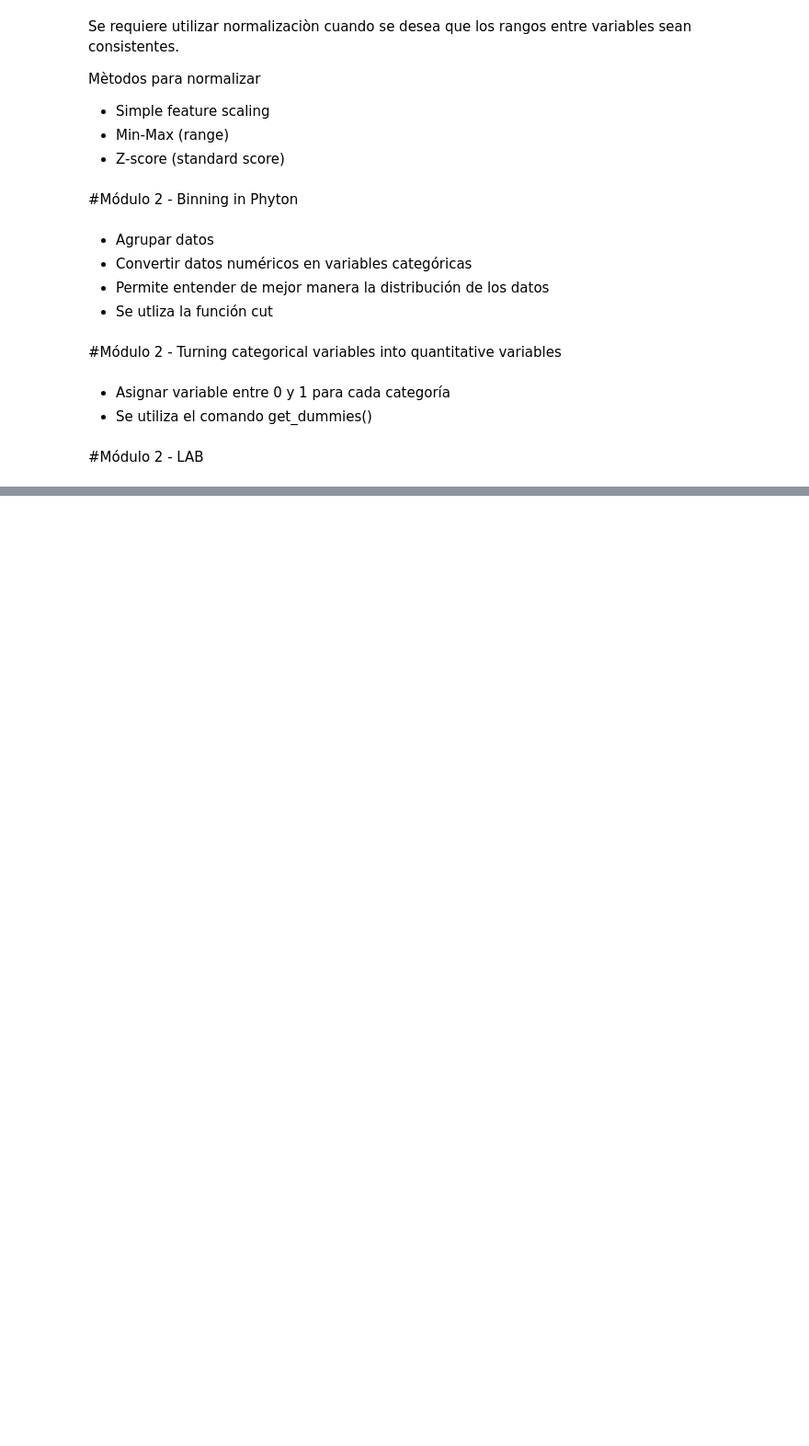
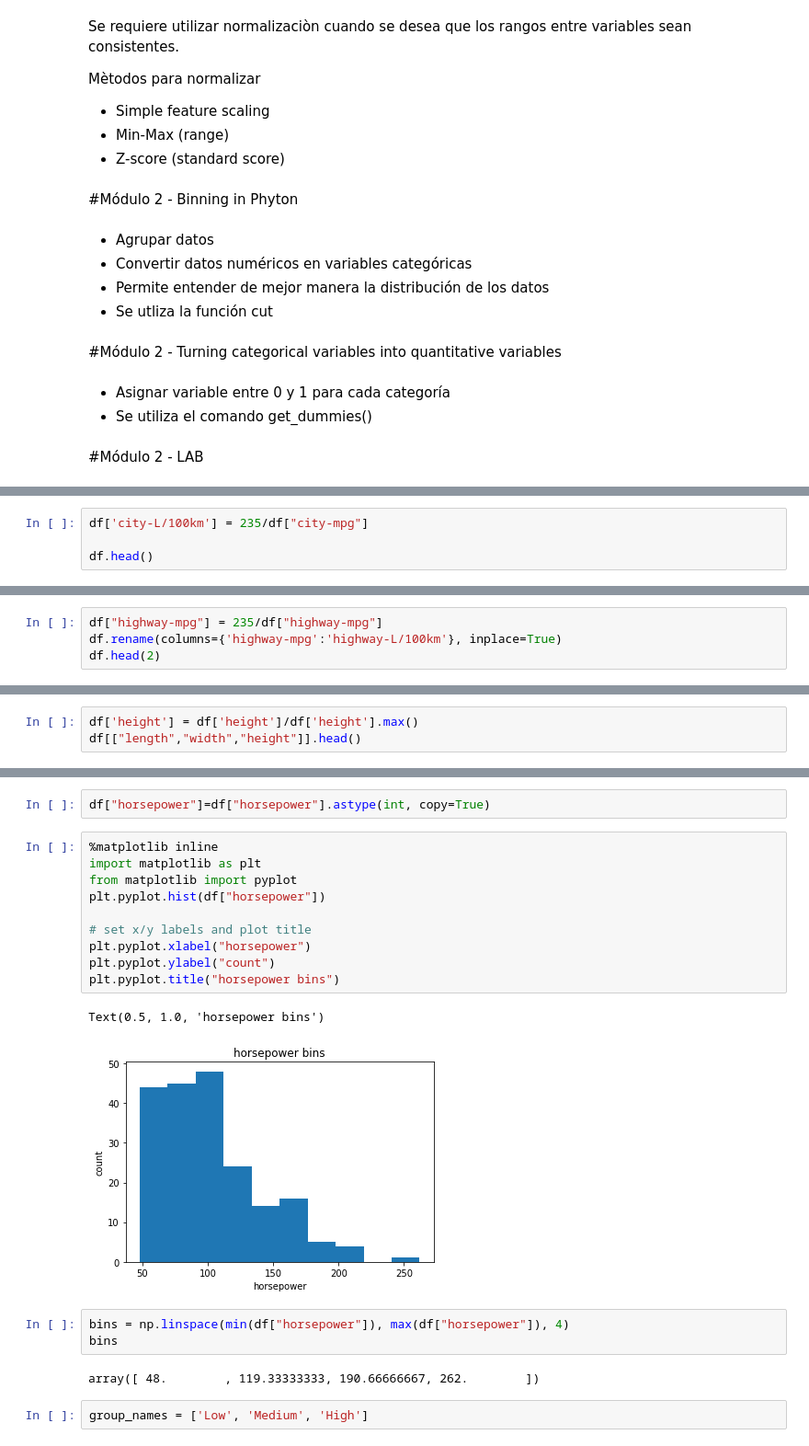
Before and after one commit to PosgradoMNA/actividades-de-aprendizaje-Jose-Bernardo-Moreno-Villarreal, a Jupyter notebook: Semana_5_IBM.ipynb, the cells around one changed output, grey strips where cells are left out. Shown at 92% size. Cells and saved outputs as stored; diff of their text form; blank space fills up the shorter version.

```diff
--- a/Semana_5_IBM.ipynb
+++ b/Semana_5_IBM.ipynb
@@ -90,0 +293,4 @@ Mètodos para normalizar
+# %%
+df['city-L/100km'] = 235/df["city-mpg"]
+
+df.head()
@@ -90,0 +307,4 @@ Mètodos para normalizar
+# %%
+df["highway-mpg"] = 235/df["highway-mpg"]
+df.rename(columns={'highway-mpg':'highway-L/100km'}, inplace=True)
+df.head(2)
@@ -90,0 +318,3 @@ Mètodos para normalizar
+# %%
+df['height'] = df['height']/df['height'].max()
+df[["length","width","height"]].head()
@@ -90,0 +328,22 @@ Mètodos para normalizar
+# %%
+df["horsepower"]=df["horsepower"].astype(int, copy=True)
+# %%
+%matplotlib inline
+import matplotlib as plt
+from matplotlib import pyplot
+plt.pyplot.hist(df["horsepower"])
+
+# set x/y labels and plot title
+plt.pyplot.xlabel("horsepower")
+plt.pyplot.ylabel("count")
+plt.pyplot.title("horsepower bins")
+# %% [output]
+Text(0.5, 1.0, 'horsepower bins')
+[figure, added]
+# %%
+bins = np.linspace(min(df["horsepower"]), max(df["horsepower"]), 4)
+bins
+# %% [output]
+array([ 48.        , 119.33333333, 190.66666667, 262.        ])
+# %%
+group_names = ['Low', 'Medium', 'High']
```
Also changed, not shown: parts of 45 cells of this notebook.
